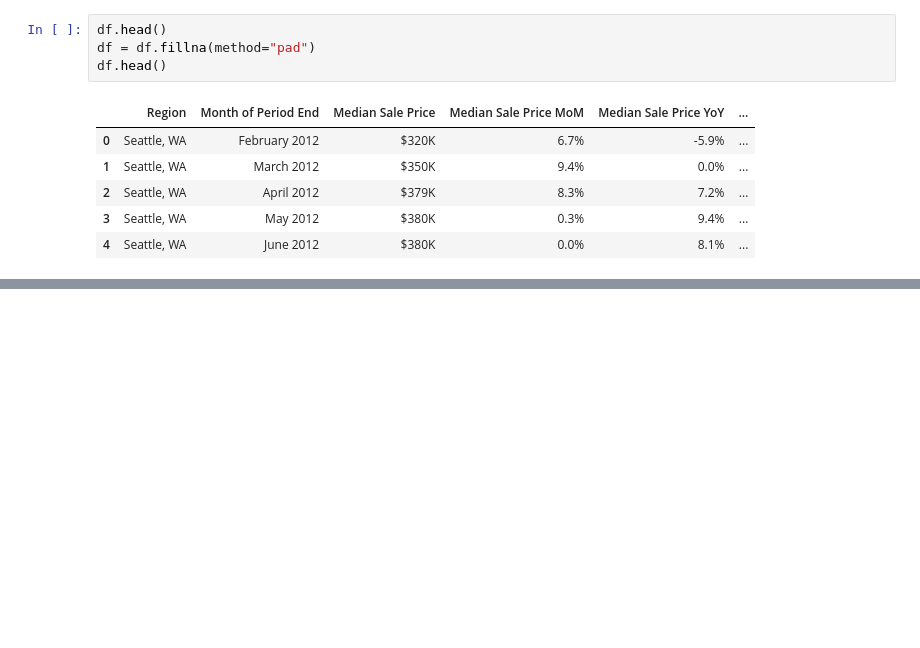
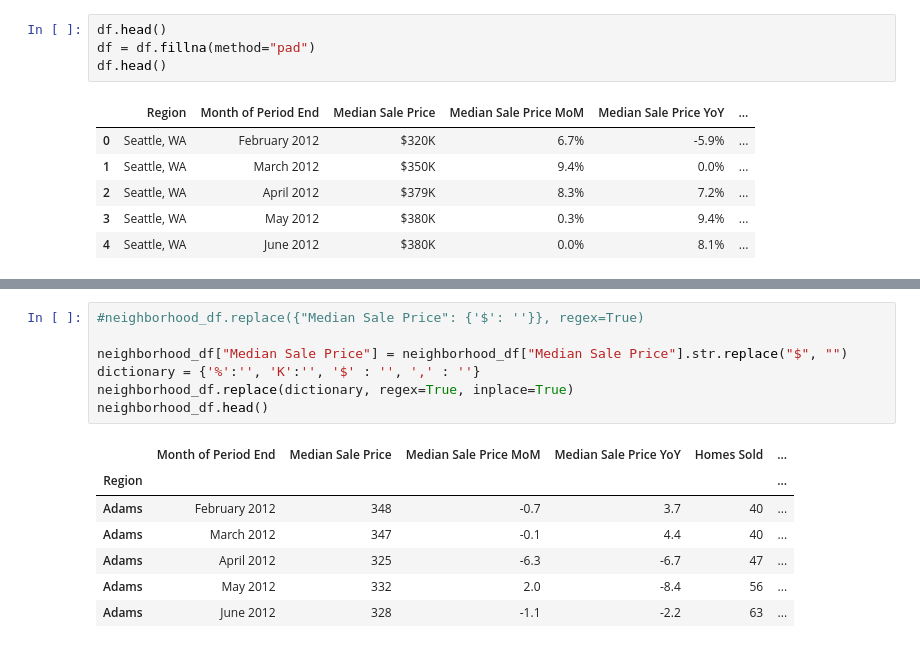
Before and after one commit to CapraRoyale/property-predictions, a Jupyter notebook: data_template.ipynb, the cells around one changed output, grey strips where cells are left out. Drawn from its saved outputs; the diff is of its cells as text; blank space fills up the shorter version.

```diff
--- a/data_template.ipynb
+++ b/data_template.ipynb
@@ -86,0 +87,15 @@ parallel_categories_plot.show()
+# %%
+#neighborhood_df.replace({"Median Sale Price": {'$': ''}}, regex=True)
+
+neighborhood_df["Median Sale Price"] = neighborhood_df["Median Sale Price"].str.replace("$", "")
+dictionary = {'%':'', 'K':'', '$' : '', ',' : ''}
+neighborhood_df.replace(dictionary, regex=True, inplace=True)
+neighborhood_df.head()
+# %% [output]
+|  | Month of Period End | Median Sale Price | Median Sale Price MoM | Median Sale Price YoY | Homes Sold | ... |
+| Region |  |  |  |  |  | ... |
+| Adams | February 2012 | 348 | -0.7 | 3.7 | 40 | ... |
+| Adams | March 2012 | 347 | -0.1 | 4.4 | 40 | ... |
+| Adams | April 2012 | 325 | -6.3 | -6.7 | 47 | ... |
+| Adams | May 2012 | 332 | 2.0 | -8.4 | 56 | ... |
+| Adams | June 2012 | 328 | -1.1 | -2.2 | 63 | ... |
```
Also changed, not shown: parts of 27 cells of this notebook, 1 other file.
